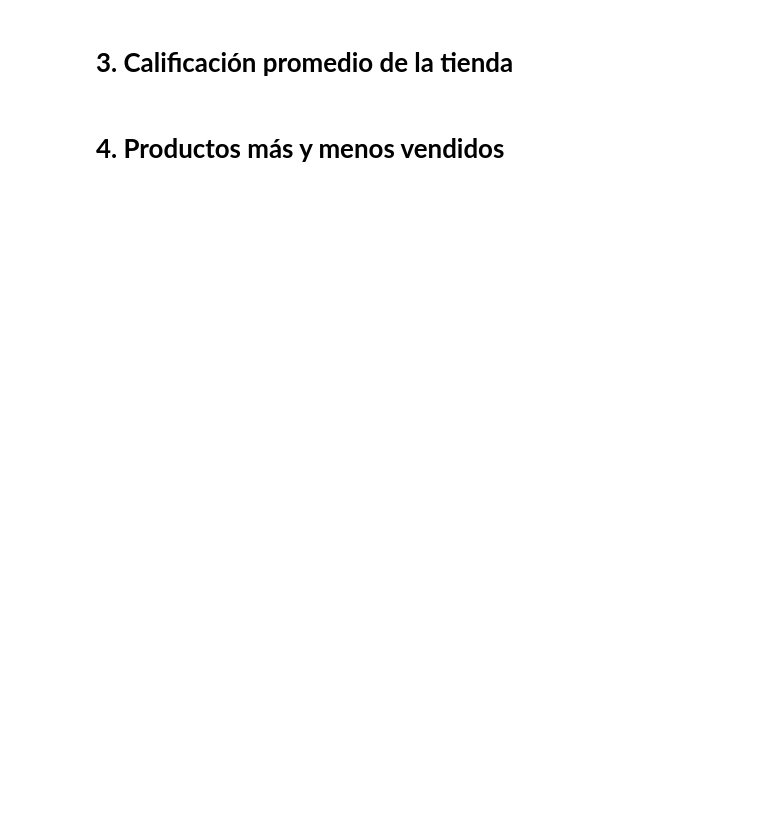
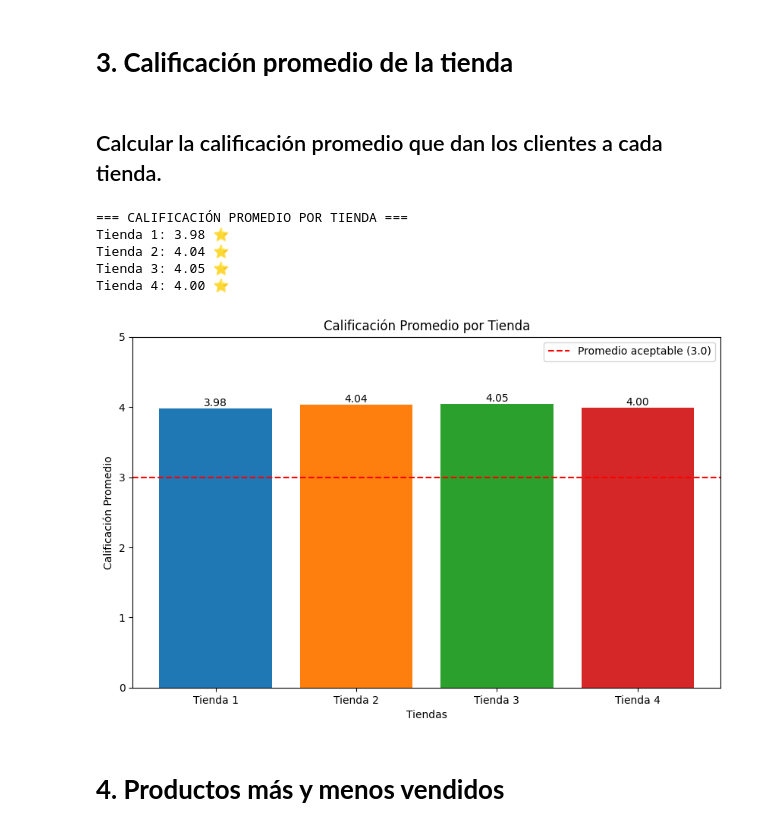
Before and after one commit to javito72/desafio_alura_store_latam, a Jupyter notebook: desafio_alura_store_latam.ipynb, the cells around one changed output. Saved outputs shown, nothing was run; the diff lists cells and outputs as text; code cells hidden in the pictures; blank space fills up the shorter version.

```diff
--- a/desafio_alura_store_latam.ipynb
+++ b/desafio_alura_store_latam.ipynb
@@ -30,4 +118,41 @@ tienda.head()
 # %% [markdown]
 # **3. Calificación promedio de la tienda**
+# %% [markdown]
+## Calcular la calificación promedio que dan los clientes a cada tienda.
+# %%
+# Calcular calificación promedio de cada tienda
+calif_tienda1 = tienda['Calificación'].mean()
+calif_tienda2 = tienda2['Calificación'].mean()
+calif_tienda3 = tienda3['Calificación'].mean()
+calif_tienda4 = tienda4['Calificación'].mean()
+
+print("=== CALIFICACIÓN PROMEDIO POR TIENDA ===")
+print(f"Tienda 1: {calif_tienda1:.2f} ⭐")
+print(f"Tienda 2: {calif_tienda2:.2f} ⭐")
+print(f"Tienda 3: {calif_tienda3:.2f} ⭐")
+print(f"Tienda 4: {calif_tienda4:.2f} ⭐")
+
+# Visualización
+tiendas = ['Tienda 1', 'Tienda 2', 'Tienda 3', 'Tienda 4']
+calificaciones = [calif_tienda1, calif_tienda2, calif_tienda3, calif_tienda4]
+
+plt.figure(figsize=(10, 6))
+plt.bar(tiendas, calificaciones, color=['#1f77b4', '#ff7f0e', '#2ca02c', '#d62728'])
+plt.xlabel('Tiendas')
+plt.ylabel('Calificación Promedio')
+plt.title('Calificación Promedio por Tienda')
+plt.ylim(0, 5)
+for i, v in enumerate(calificaciones):
+    plt.text(i, v, f'{v:.2f}', ha='center', va='bottom')
+plt.axhline(y=3, color='red', linestyle='--', label='Promedio aceptable (3.0)')
+plt.legend()
+plt.show()
+# %% [output]
+=== CALIFICACIÓN PROMEDIO POR TIENDA ===
+Tienda 1: 3.98 ⭐
+Tienda 2: 4.04 ⭐
+Tienda 3: 4.05 ⭐
+Tienda 4: 4.00 ⭐
+[figure, added]
 # %% [markdown]
 # **4. Productos más y menos vendidos**
```
Also changed, not shown: parts of 9 cells of this notebook.
